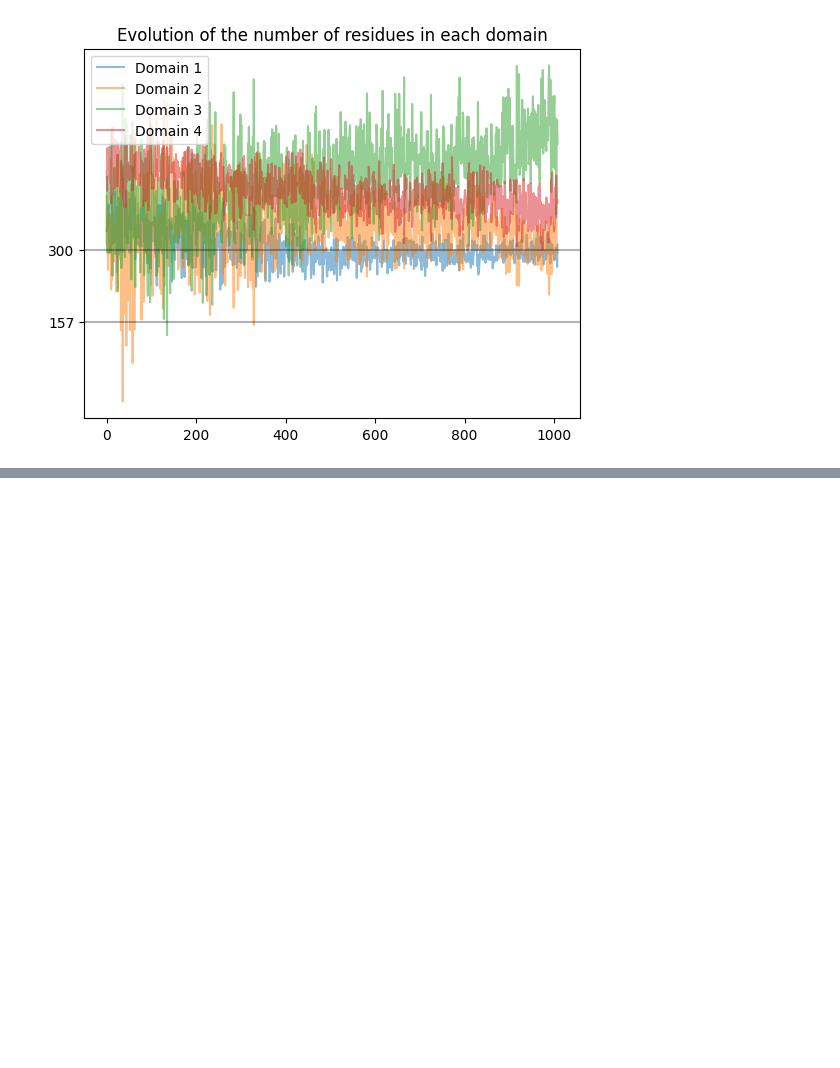
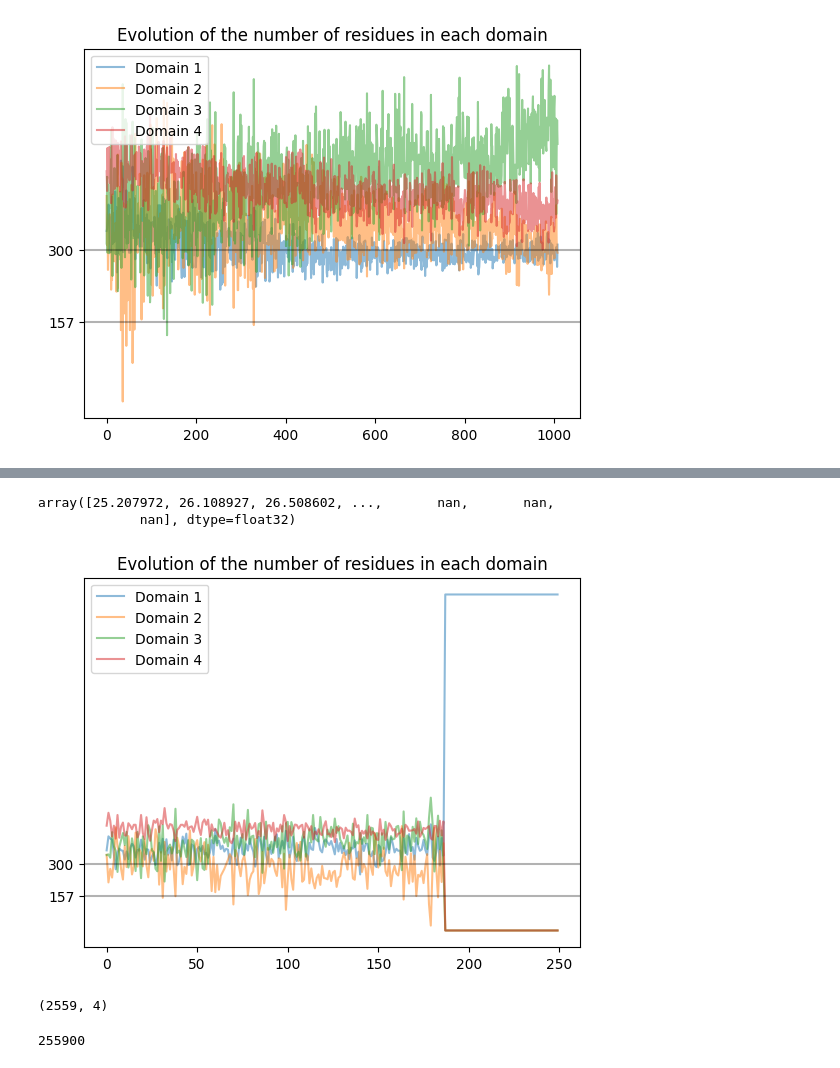
Before and after one commit to Gabriel-Ducrocq/segmentationCryoEM, a Jupyter notebook: vaeAnalysis.ipynb, the cells around one changed output, grey strips where cells are left out. Drawn from its saved outputs; the diff is of its cells as text; code cells hidden in the pictures; blank space fills up the shorter version.

```diff
--- a/vaeAnalysis.ipynb
+++ b/vaeAnalysis.ipynb
@@ -610,0 +597,27 @@ plt.show()
+# %%
+rmsd
+# %% [output]
+array([25.207972, 26.108927, 26.508602, ...,       nan,       nan,
+             nan], dtype=float32)
+# %%
+mask_evol = mask_evolution("data/vae2ConformationsDecoupledLatent/")
+plt.plot(mask_evol[:250, 0], label="Domain 1", alpha=0.5)
+plt.plot(mask_evol[:250, 1], label="Domain 2", alpha=0.5)
+plt.plot(mask_evol[:250, 2], label="Domain 3", alpha=0.5)
+plt.plot(mask_evol[:250, 3], label="Domain 4", alpha=0.5)
+plt.axhline(y=157, alpha=0.3, color="black")
+plt.axhline(y=300, alpha=0.3, color="black")
+plt.yticks([157, 300])
+plt.legend(loc="upper left")
+plt.title("Evolution of the number of residues in each domain")
+plt.show()
+# %% [output]
+[figure, added]
+# %%
+mask_evol.shape
+# %% [output]
+(2559, 4)
+# %%
+2559*100
+# %% [output]
+255900
```
Also changed, not shown: parts of 3 cells of this notebook, 1 other file.
